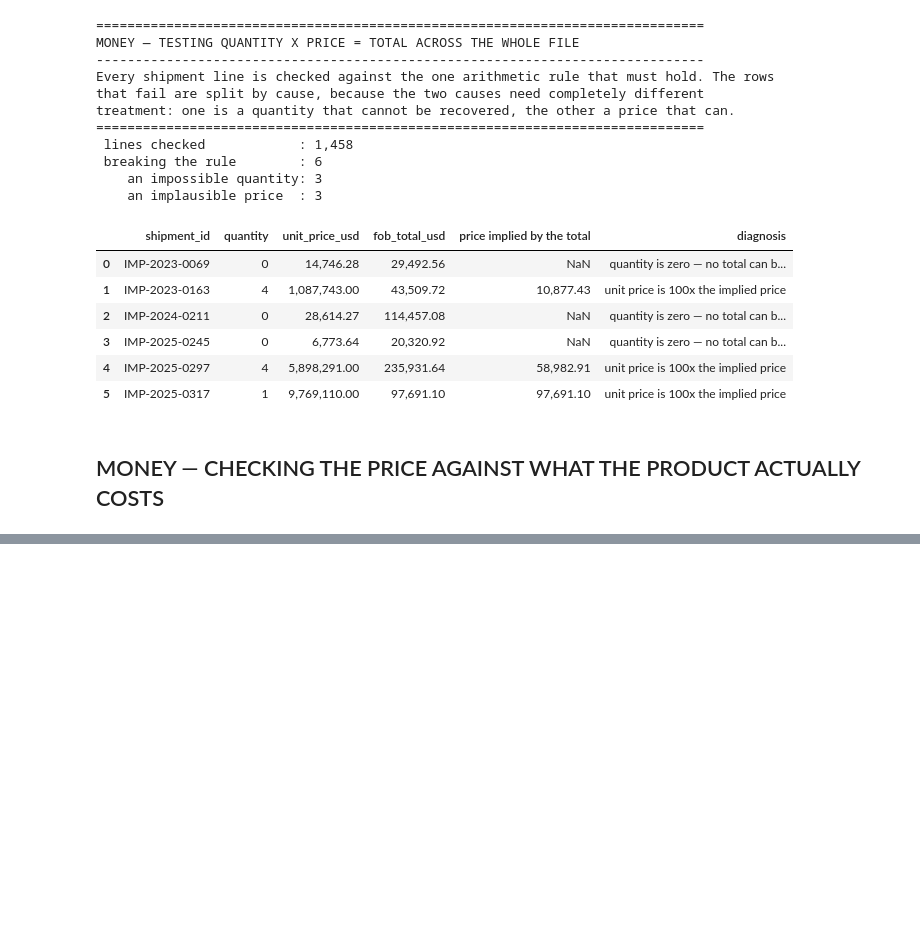
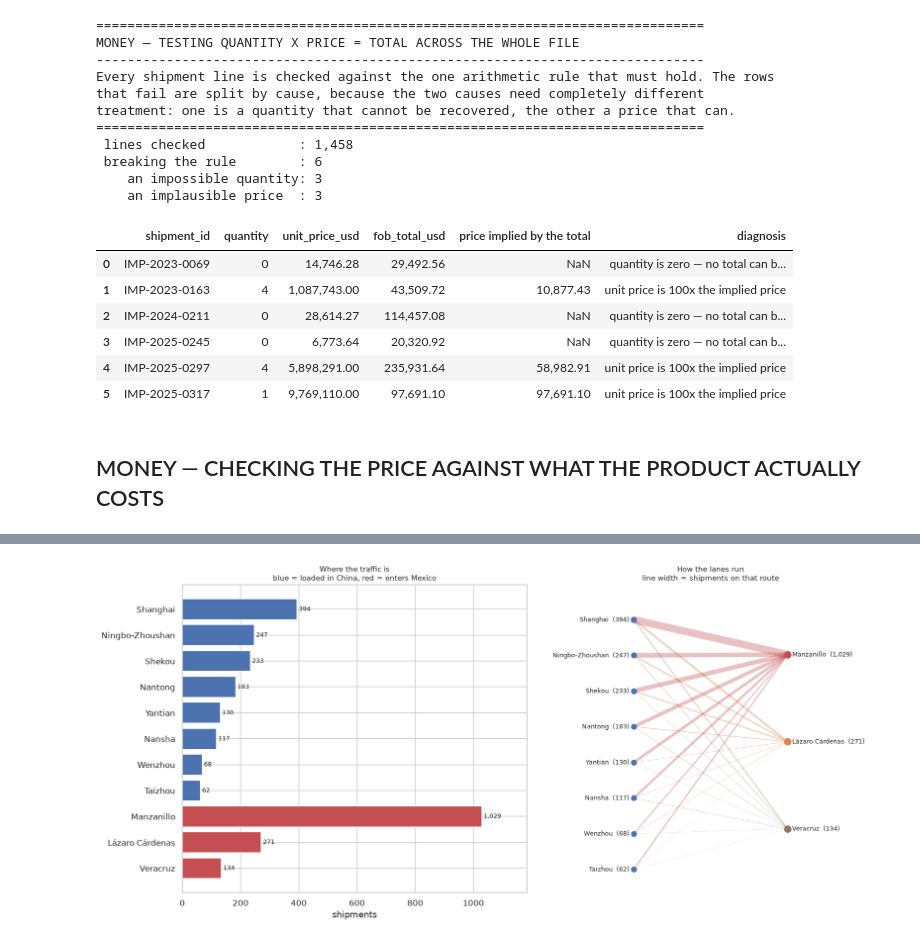
Before and after one commit to aanaya-hub/mx-machinery-imports, a Jupyter notebook: notebooks/01-data-repair-and-eda.ipynb, the cells around one changed output, grey strips where cells are left out. Drawn from its saved outputs; the diff is of its cells as text; code cells hidden in the pictures; blank space fills up the shorter version.

```diff
--- a/notebooks/01-data-repair-and-eda.ipynb
+++ b/notebooks/01-data-repair-and-eda.ipynb
@@ -1955,0 +3240,95 @@ every row it catches still needs a decision by a human.
+# %%
+#
+# In plain terms: two questions, two clean pictures. Which ports carry the volume,
+# and how the traffic divides between the routes. Neither needs a map — the three
+# busiest loading ports sit within thirty kilometres of each other on the same
+# stretch of coast, so a geographic view crowds its own labels and adds a network
+# dependency without adding a fact.
+# =============================================================================
+
+# Every deduplicated shipment whose ports resolved at both ends. This is the full set, not the
+# timing subset — a port's traffic is a fact about the port, so no shipment is excluded here for
+# having a missing date.
+lanes = pd.DataFrame({
+    "origin":      ports["origin"],
+    "destination": ports["destination"],
+}).dropna()
+
+origin_volume = lanes["origin"].value_counts()            # most-used loading port first
+destination_volume = lanes["destination"].value_counts()  # most-used entry port first
+
+fig, (ax_bar, ax_flow) = plt.subplots(1, 2, figsize=(15, 7))
+
+# --- panel one: the ports, ranked ---------------------------------------------
+# One stacked list rather than two charts, with colour separating the two sides — so the reader
+# compares a Chinese port with a Mexican one directly, which is the comparison that matters.
+names = list(origin_volume.index) + list(destination_volume.index)
+values = list(origin_volume.values) + list(destination_volume.values)
+colours = ["#4C72B0"] * len(origin_volume) + ["#C44E52"] * len(destination_volume)
+positions = np.arange(len(names))[::-1]                   # reversed so the largest sits at the top
+ax_bar.barh(positions, values, color=colours)
+ax_bar.set_yticks(positions, names)
+ax_bar.set_xlabel("shipments")
+ax_bar.set_title("Where the traffic is\nblue = loaded in China, red = enters Mexico", fontsize=10)
+for position, value in zip(positions, values):            # the bar length is the message, the number confirms it
+    ax_bar.text(value + 6, position, f"{value:,}", va="center", fontsize=8.5)
+ax_bar.set_xlim(0, max(values) * 1.15)                    # headroom so no label runs off the edge
+
+# --- panel two: the lanes ------------------------------------------------------
+# A flow diagram: the eight loading ports down the left, the three entry ports down the right, and
+# one line per route whose WIDTH is the number of shipments on it. `np.linspace` spreads the ports
+# evenly down each side; the dictionaries map a port name to its vertical position.
+origin_y = {name: y for name, y in zip(origin_volume.index, np.linspace(0.92, 0.06, len(origin_volume)))}
+destination_y = {name: y for name, y in zip(destination_volume.index, np.linspace(0.80, 0.20, len(destination_volume)))}
+destination_colour = {"Manzanillo": "#C44E52", "Lázaro Cárdenas": "#DD8452", "Veracruz": "#937860"}
+
+lane_volume = lanes.groupby(["origin", "destination"]).size()   # shipments per route
+for (origin, destination), count in lane_volume.items():
+    ax_flow.plot([0, 1], [origin_y[origin], destination_y[destination]],
+                 linewidth=count / 28, alpha=0.35, color=destination_colour[destination],
+                 solid_capstyle="round")                       # rounded ends so thin lines stay visible
+
+for name, y in origin_y.items():                               # label each loading port with its total
+    ax_flow.plot(0, y, "o", color="#4C72B0", markersize=7)
+    ax_flow.text(-0.03, y, f"{name}  ({origin_volume[name]:,})", ha="right", va="center", fontsize=8.5)
+for name, y in destination_y.items():                           # and each entry port
+    ax_flow.plot(1, y, "o", color=destination_colour[name], markersize=9)
+    ax_flow.text(1.03, y, f"{name}  ({destination_volume[name]:,})", ha="left", va="center", fontsize=8.5)
+
+ax_flow.set_xlim(-0.62, 1.62)                                   # room for the labels on both sides
+ax_flow.set_ylim(-0.02, 1.04)
+ax_flow.set_axis_off()                                          # a diagram has no axes to show
+ax_flow.set_title("How the lanes run\nline width = shipments on that route", fontsize=10)
+
+fig.tight_layout()
+fig.savefig(FIG_DIR / "04-port-traffic.png", dpi=140, bbox_inches="tight")
+
+section("EDA — THE PORTS AND THE LANES",
+        "On the left, how the shipments divide between eleven ports. On the right, the same traffic\n"
+        "seen as routes. Between them they answer where the operation depends on a single point,\n"
+        "which is the question a map makes you guess at and these make you read.")
+print(f" shipments with both ports identified : {len(lanes):,}")
+print(f" loading ports                        : {len(origin_volume)}"
+      f"   busiest: {origin_volume.index[0]} ({origin_volume.iloc[0]:,})")
+print(f" entry ports                          : {len(destination_volume)}"
+      f"   busiest: {destination_volume.index[0]} ({destination_volume.iloc[0]:,})")
+print(f" top two loading ports together       : "
+      f"{origin_volume.iloc[0] + origin_volume.iloc[1]:,} shipments "
+      f"({100 * (origin_volume.iloc[0] + origin_volume.iloc[1]) / len(lanes):.0f}%)")
+print(f" largest single entry port            : "
+      f"{100 * destination_volume.iloc[0] / len(lanes):.0f}% of everything")
+print()
+# * Shanghai and Ningbo-Zhoushan together load 641 of the 1,434 shipments — 45% — and both sit on
+#   the same stretch of the East China coast. That is not eight ports sharing the work; it is two
+#   ports carrying half of it, with six alternatives around the edges.
+# ? Manzanillo takes 1,029 — 72% of all shipments. The three Mexican ports are not a balanced
+#   choice between equals; one is the gateway and the other two are exceptions. Any conclusion
+#   about "port performance" is really a conclusion about Manzanillo, and the notebook should say
+#   so wherever it draws one.
+# ! There is no geographic map in this cell, deliberately. Yantian, Shekou and Nansha lie within
+#   thirty kilometres of one another, so a map labels them on top of each other, and the tiles it
+#   needs come from the network. The distances are already in the lane table one cell above — the
+#   geography is measured there, not drawn here.
+
+plt.show()
+# %% [output]
@@ -1955,0 +3347 @@ every row it catches still needs a decision by a human.
+[figure, added]
```
Also changed, not shown: parts of 33 cells of this notebook, 12 other files.
